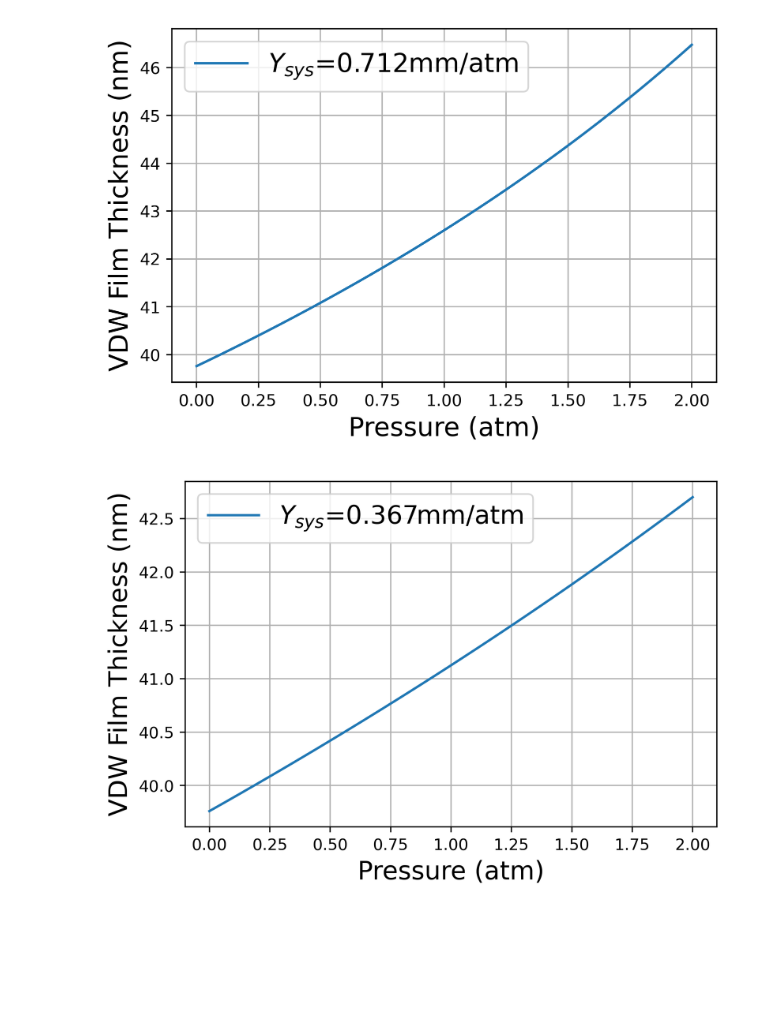
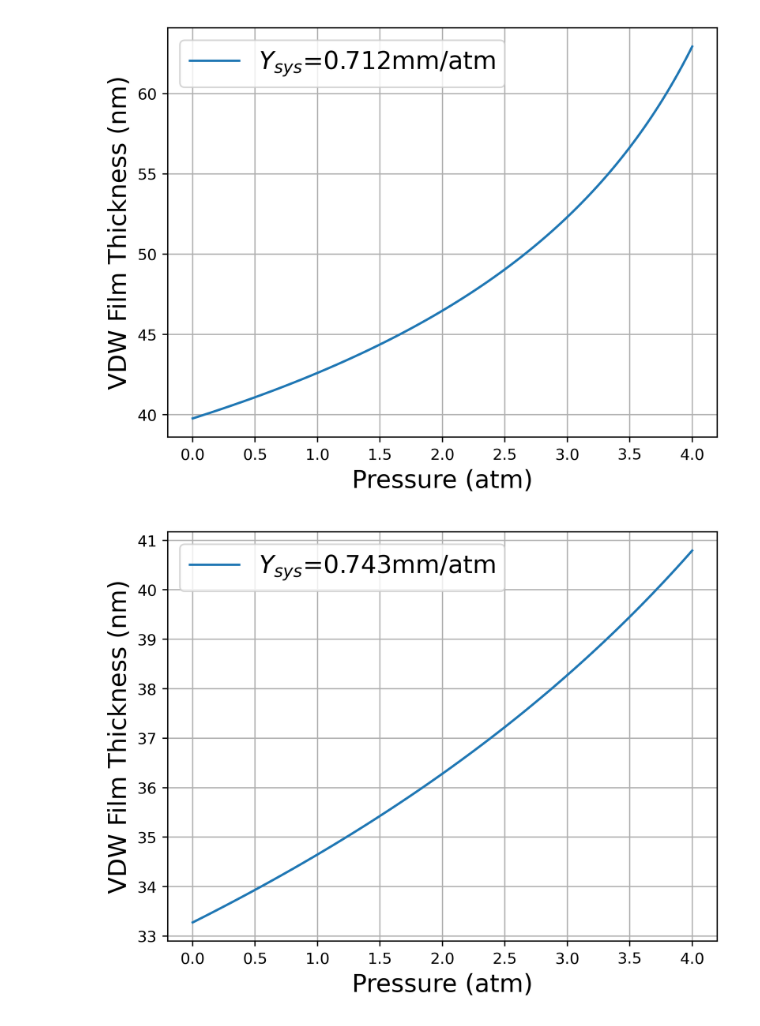
Before and after one commit to eelyon/LyonLabCodebase, a Jupyter notebook: miscCalcs/probeHeliumCalcs/heliumHeightTester.ipynb, the cells around one changed output. Cells and saved outputs as stored; diff of their text form; code cells hidden in the pictures; blank space fills up the shorter version.

Commit message:
figures for cooldown SOP

```diff
--- a/miscCalcs/probeHeliumCalcs/heliumHeightTester.ipynb
+++ b/miscCalcs/probeHeliumCalcs/heliumHeightTester.ipynb
@@ -23,11 +23,11 @@ def rToA(r):
 
 class glassDewar:
     def __init__(self, Vp, Vm, Rc, hs, corrFactor):
-        self.Vp = Vp
-        self.Vm = Vm
-        self.Ac = rToA(Rc)
-        self.hs = hs
-        self.corrFactor = corrFactor
+        self.Vp = Vp #in or mm
+        self.Vm = Vm #in or mm
+        self.Ac = rToA(Rc) #in or mm
+        self.hs = hs #mm only
+        self.corrFactor = corrFactor #1 if in, 0 if mm
 
         self.Y = Y(self.Vp, self.Vm, self.Ac) * in2mm(corrFactor)
 
@@ -41,7 +41,7 @@ class glassDewar:
         return([pdata, ldata])
 
     def plot(self, plotr):
-        [pdata, ldata] = self.vdwData(pi = 0, pf = 2, nump = 250)
+        [pdata, ldata] = self.vdwData(pi = 0, pf = 4, nump = 250)
         ldata *= 1e6
 
         plt.plot(pdata, ldata, label = r"$Y_{sys}$="+str(round(self.Y, 3))+"mm/atm")
@@ -56,9 +56,9 @@ class glassDewar:
 bgd = glassDewar(Vp = 24.24, Vm = 18.44, Rc = 0.8, hs = 3.81, corrFactor = 1)
 bgd.plot(1)
 # %% [output]
-[figure, old version]
+[figure, new version]
 # %%
-bgd = glassDewar(Vp = 10, Vm = 12, Rc = 0.8, hs = 3.81, corrFactor = 1)
+bgd = glassDewar(Vp = 20.69, Vm = 18.44, Rc = 0.75, hs = 6.5, corrFactor = 1)
 bgd.plot(1)
 # %% [output]
-[figure, old version]
+[figure, new version]
```
Also changed, not shown: 3 other files.
